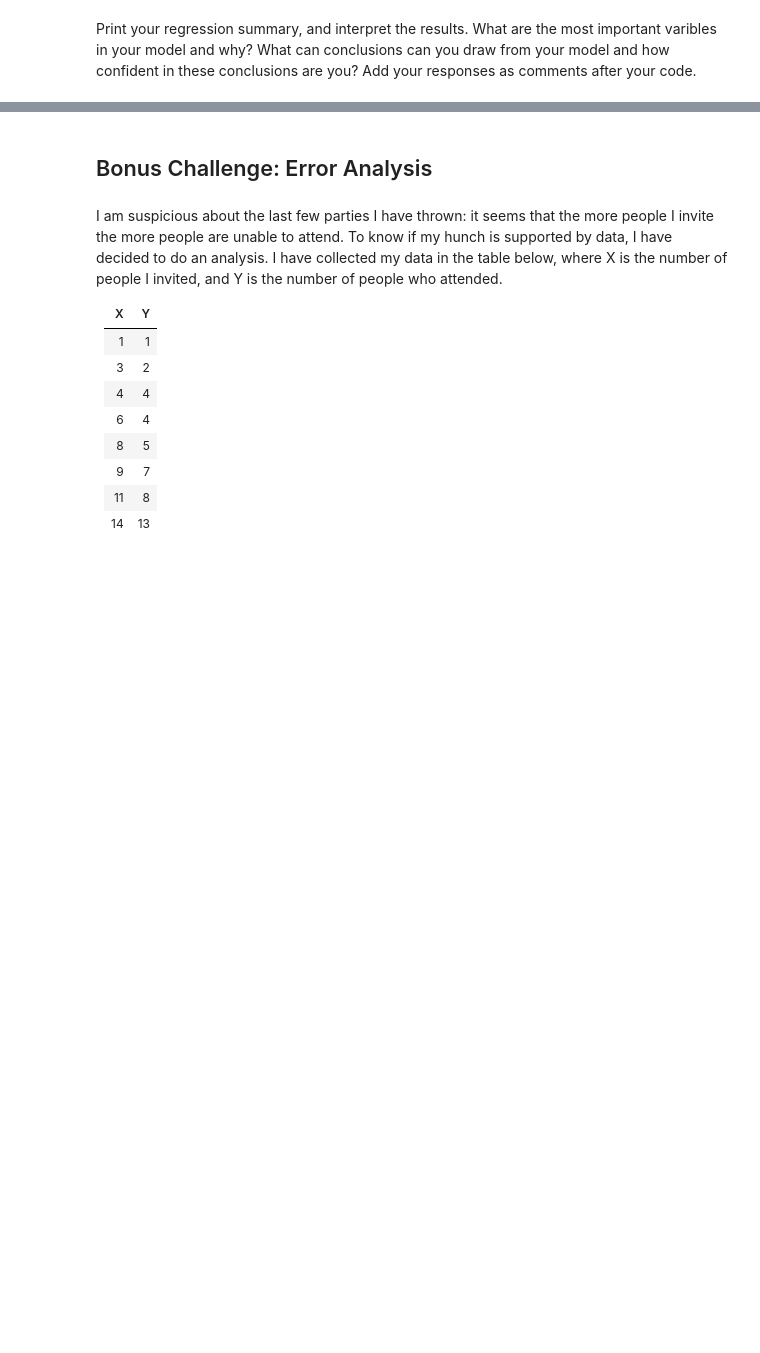
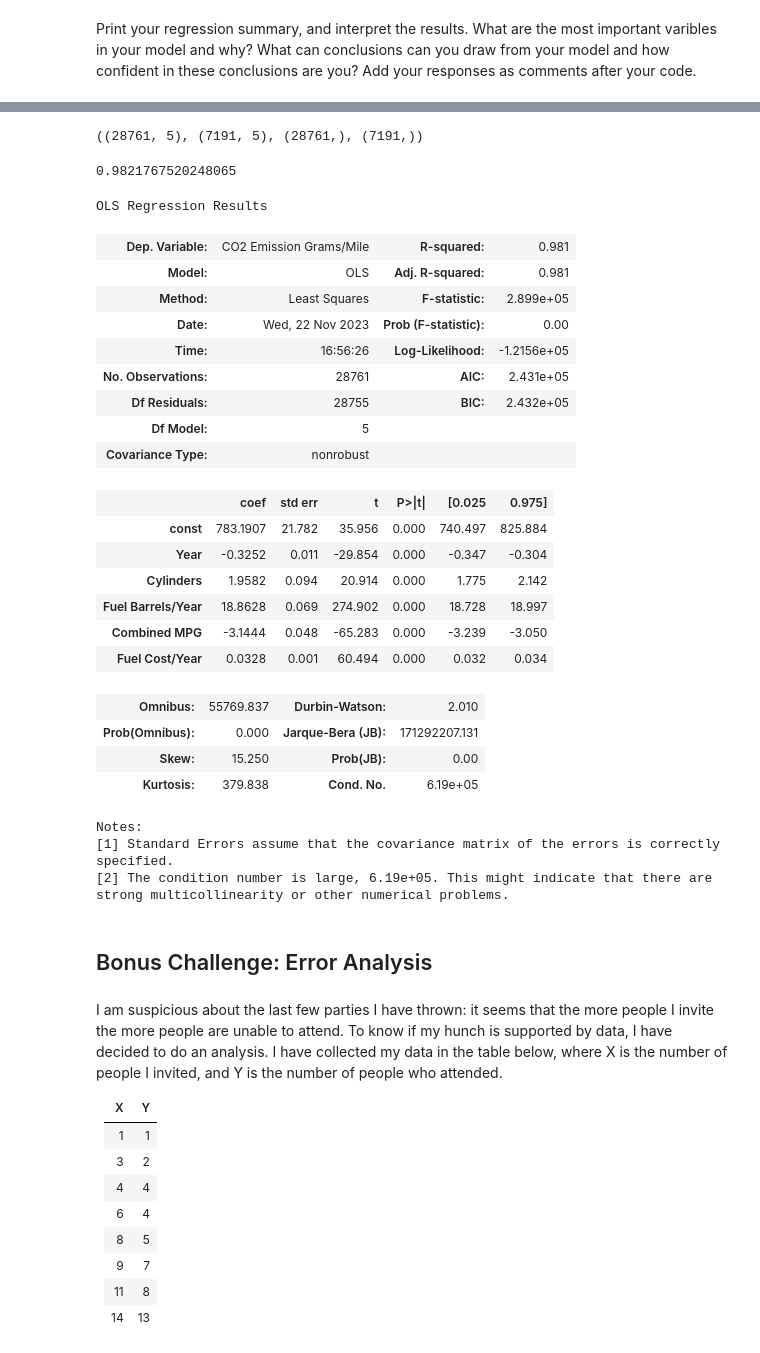
Before and after one commit to Ironhack-Data-Madrid-Octubre-2023/7.3-lab_regression_analysis, a Jupyter notebook: your-code.ipynb, the cells around one changed output, grey strips where cells are left out. Saved outputs shown, nothing was run; the diff lists cells and outputs as text; code cells hidden in the pictures; blank space fills up the shorter version.

```diff
--- a/your-code.ipynb
+++ b/your-code.ipynb
@@ -249,6 +276,54 @@ Notes:
 [1] Standard Errors assume that the covariance matrix of the errors is correctly specified.
 [2] The condition number is large, 6.2e+05. This might indicate that there are
 strong multicollinearity or other numerical problems.
+# %%
+# ahora hacemos un train test split
+
+X_train, X_test, y_train, y_test = tts(X, y, test_size=0.2)
+
+X_train.shape, X_test.shape, y_train.shape, y_test.shape
+# %% [output]
+((28761, 5), (7191, 5), (28761,), (7191,))
+# %%
+lr.score(X_test, y_test)
+# %% [output]
+0.9821767520248065
+# %%
+# hacemos el regressions summary
+
+X_train = sm.add_constant(X_train)
+
+model = sm.OLS(y_train, X_train).fit()
+
+predictions = model.predict(X_train)
+
+model.summary()
+# %% [output]
+OLS Regression Results
+| Dep. Variable: | CO2 Emission Grams/Mile | R-squared: | 0.981 |
+| Model: | OLS | Adj. R-squared: | 0.981 |
+| Method: | Least Squares | F-statistic: | 2.899e+05 |
+| Date: | Wed, 22 Nov 2023 | Prob (F-statistic): | 0.00 |
+| Time: | 16:56:26 | Log-Likelihood: | -1.2156e+05 |
+| No. Observations: | 28761 | AIC: | 2.431e+05 |
+| Df Residuals: | 28755 | BIC: | 2.432e+05 |
+| Df Model: | 5 |  |  |
+| Covariance Type: | nonrobust |  |  |
+|  | coef | std err | t | P>|t| | [0.025 | 0.975] |
+| const | 783.1907 | 21.782 | 35.956 | 0.000 | 740.497 | 825.884 |
+| Year | -0.3252 | 0.011 | -29.854 | 0.000 | -0.347 | -0.304 |
+| Cylinders | 1.9582 | 0.094 | 20.914 | 0.000 | 1.775 | 2.142 |
+| Fuel Barrels/Year | 18.8628 | 0.069 | 274.902 | 0.000 | 18.728 | 18.997 |
+| Combined MPG | -3.1444 | 0.048 | -65.283 | 0.000 | -3.239 | -3.050 |
+| Fuel Cost/Year | 0.0328 | 0.001 | 60.494 | 0.000 | 0.032 | 0.034 |
+| Omnibus: | 55769.837 | Durbin-Watson: | 2.010 |
+| Prob(Omnibus): | 0.000 | Jarque-Bera (JB): | 171292207.131 |
+| Skew: | 15.250 | Prob(JB): | 0.00 |
+| Kurtosis: | 379.838 | Cond. No. | 6.19e+05 |
+Notes:
+[1] Standard Errors assume that the covariance matrix of the errors is correctly specified.
+[2] The condition number is large, 6.19e+05. This might indicate that there are
+strong multicollinearity or other numerical problems.
 # %% [markdown]
 ## Bonus Challenge: Error Analysis
 # %% [markdown]
```
Also changed, not shown: parts of 10 cells of this notebook.
